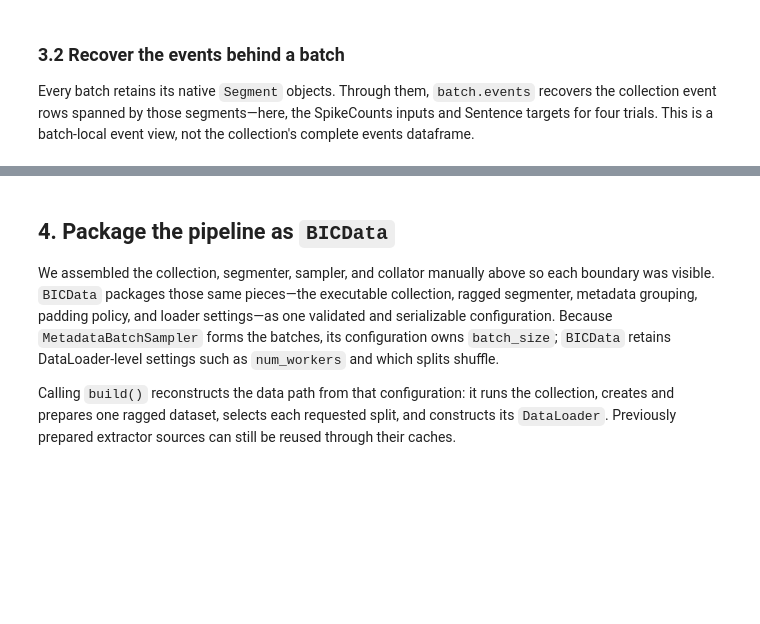
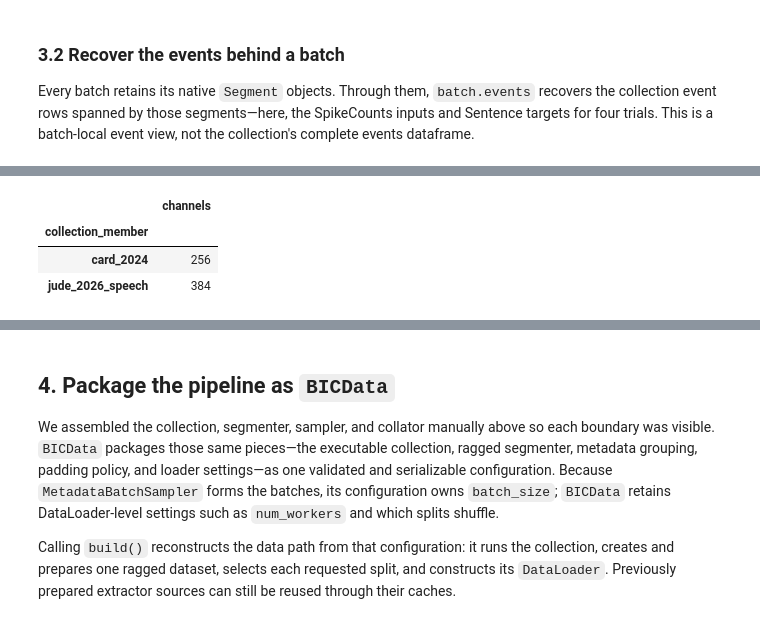
Before and after one commit to tetherto/neuralshed, a Jupyter notebook: docs/tutorials/03_collection_data_pipeline.ipynb, the cells around one changed output, grey strips where cells are left out. Drawn from its saved outputs; the diff is of its cells as text; code cells hidden in the pictures; blank space fills up the shorter version.

```diff
--- a/docs/tutorials/03_collection_data_pipeline.ipynb
+++ b/docs/tutorials/03_collection_data_pipeline.ipynb
@@ -389,0 +394,36 @@ batch.events[[
+# %%
+from neuralshed.datasets.jude_2026_speech.study import Jude2026IntendedSpeech
+
+mixed_collection = Collection(
+    steps={
+        **collection.steps,
+        "CombineStudies": CombineStudies(
+            chains={
+                "card_2024": Card2024Brain2Text(
+                    path=dataset_dir("card_2024/data"),
+                    query="session_index < 1",
+                ),
+                "jude_2026_speech": Jude2026IntendedSpeech(
+                    path=dataset_dir("jude_2026_speech/data"),
+                    query="session == 't17.2024.03.26'",
+                ),
+            }
+        ),
+    }
+)
+mixed_events = mixed_collection.run().reset_index(drop=True)
+mixed_dataset = segmenter.apply(mixed_events)
+mixed_dataset.prepare()
+
+(
+    mixed_events[mixed_events["type"].eq("SpikeCounts")]
+    .groupby("collection_member")["n_features"]
+    .first()
+    .rename("channels")
+    .to_frame()
+)
+# %% [output]
+|  | channels |
+| collection_member |  |
+| card_2024 | 256 |
+| jude_2026_speech | 384 |
```
Also changed, not shown: parts of 3 cells of this notebook, 3 other files.
